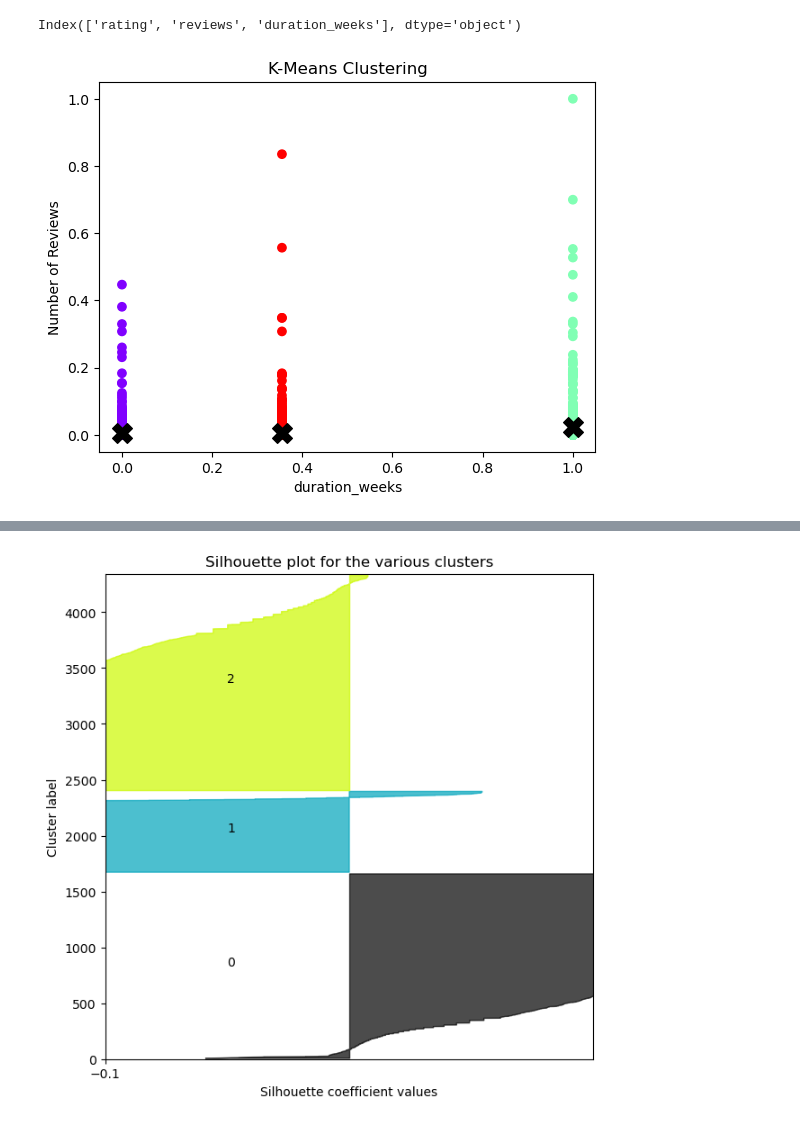
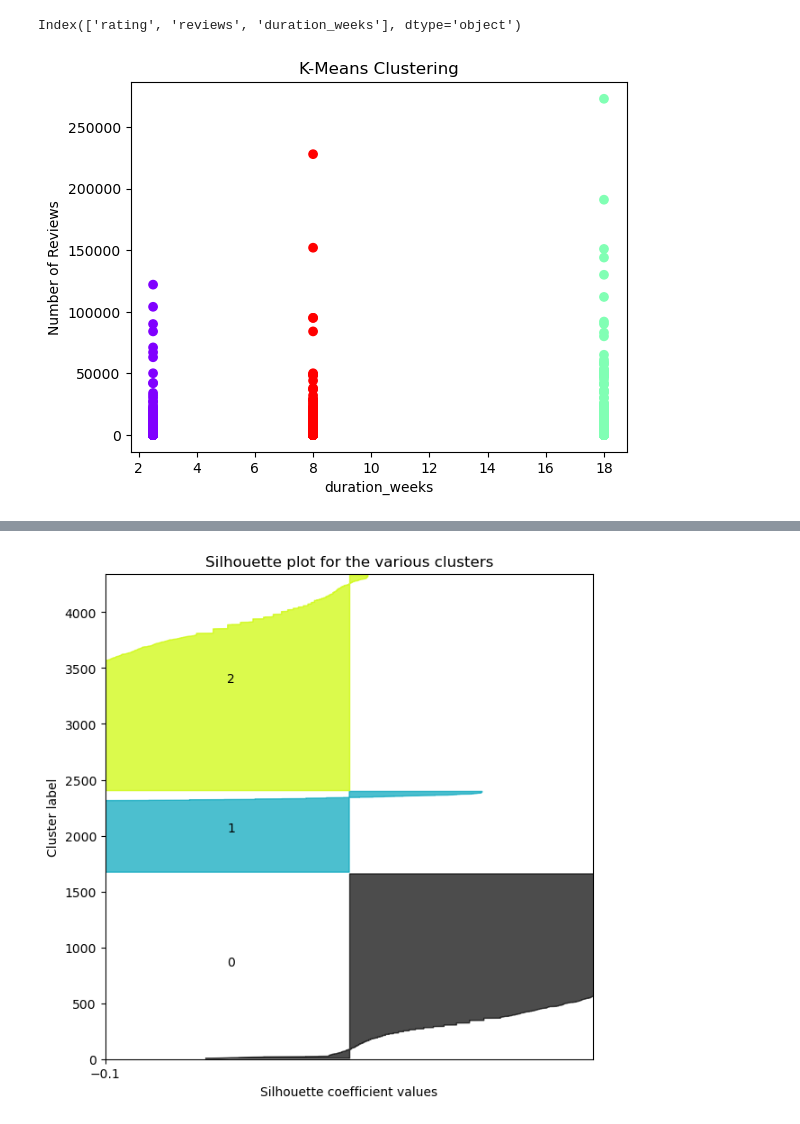
Before and after one commit to SalmanGassem/Usecase-8-Project-5, a Jupyter notebook: Project_5_ML_K-means.ipynb, the cells around one changed output, grey strips where cells are left out. Saved outputs shown, nothing was run; the diff lists cells and outputs as text; code cells hidden in the pictures.

```diff
--- a/Project_5_ML_K-means.ipynb
+++ b/Project_5_ML_K-means.ipynb
@@ -185,11 +186,11 @@ df_train.columns
 # %% [output]
 Index(['rating', 'reviews', 'duration_weeks'], dtype='object')
 # %%
-plt.scatter(df_scaled[:, 2], df_scaled[:, 1], c=best_kmeans.labels_, cmap='rainbow')
-plt.scatter(best_kmeans.cluster_centers_[:, 2], best_kmeans.cluster_centers_[:, 1], s=200, c='black', marker='X')
+plt.scatter(df_train['duration_weeks'], df_train['reviews'], c=best_kmeans.labels_, cmap='rainbow')
+# plt.scatter(best_kmeans.cluster_centers_[:, 2], best_kmeans.cluster_centers_[:, 1], s=200, c='black', marker='X')
 plt.title('K-Means Clustering')
 plt.xlabel('duration_weeks')
 plt.ylabel('Number of Reviews')
 plt.show()
 # %% [output]
-[figure, old version]
+[figure, new version]
```
Also changed, not shown: parts of 2 cells of this notebook, 4 other files.
